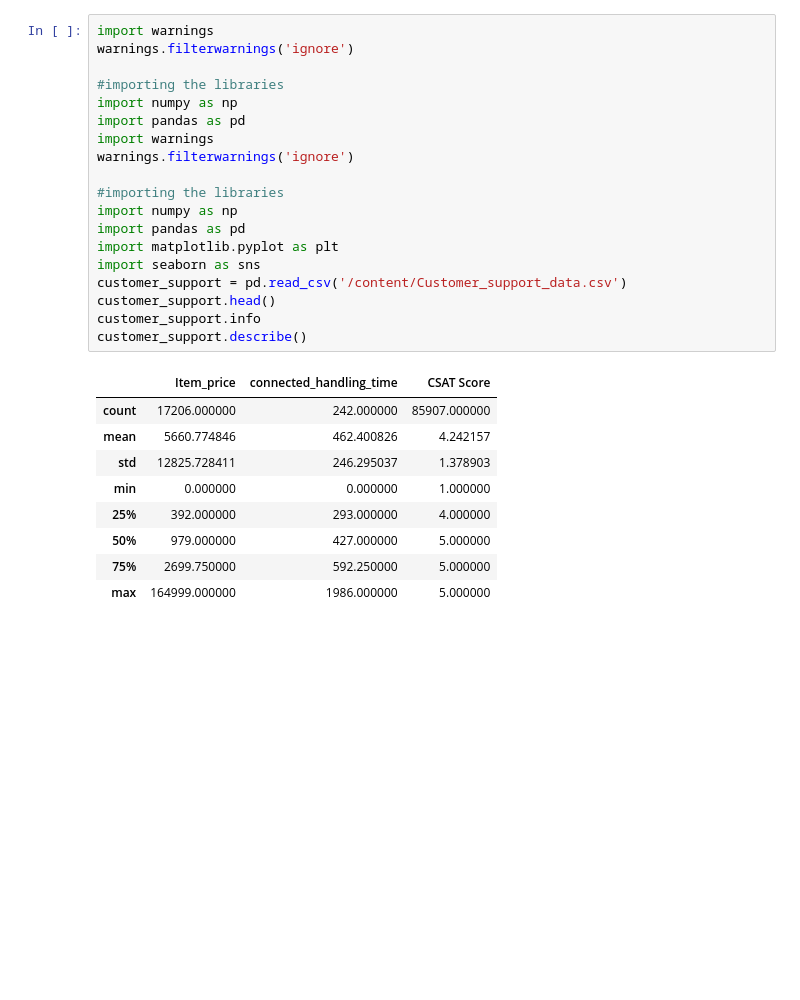
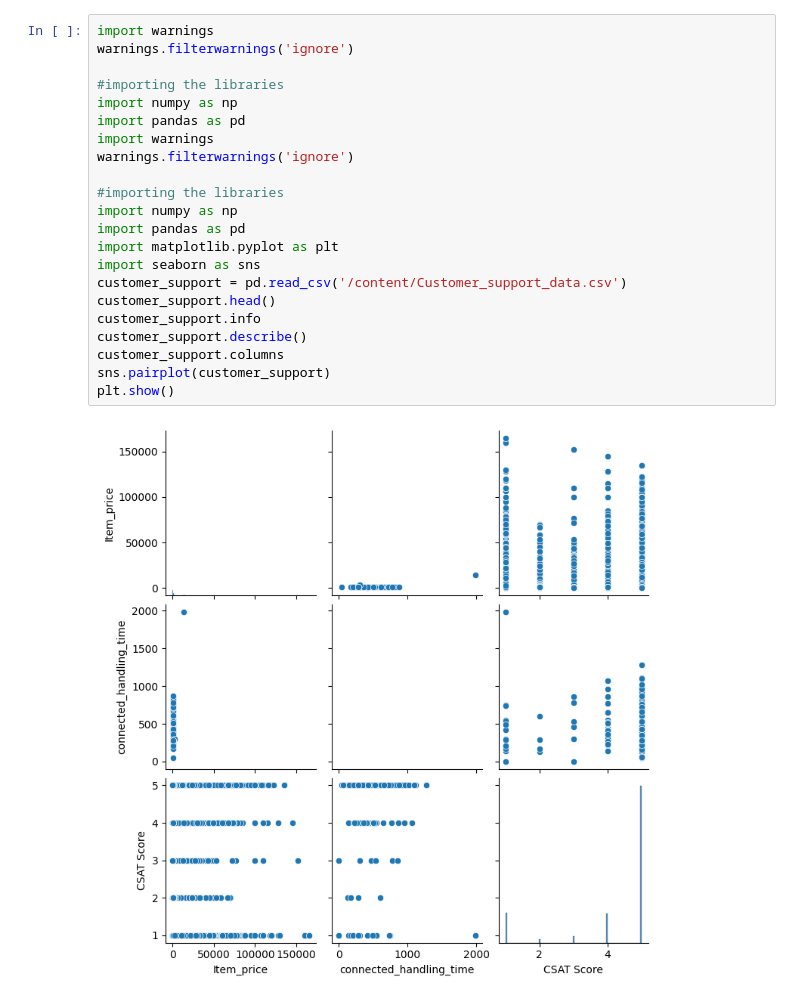
Before and after one commit to razan-wari/Gaza-Sky-Geeks, a Jupyter notebook: customer_support.ipynb, the cells around one changed output. Cells and saved outputs as stored; diff of their text form; blank space fills up the shorter version.

```diff
--- a/customer_support.ipynb
+++ b/customer_support.ipynb
@@ -3,29 +3,24 @@
 # %%
 import warnings
 warnings.filterwarnings('ignore')
 
 #importing the libraries
 import numpy as np
 import pandas as pd
 import warnings
 warnings.filterwarnings('ignore')
 
 #importing the libraries
 import numpy as np
 import pandas as pd
 import matplotlib.pyplot as plt
 import seaborn as sns
 customer_support = pd.read_csv('/content/Customer_support_data.csv')
 customer_support.head()
 customer_support.info
 customer_support.describe()
+customer_support.columns
+sns.pairplot(customer_support)
+plt.show()
 # %% [output]
-|  | Item_price | connected_handling_time | CSAT Score |
-| count | 17206.000000 | 242.000000 | 85907.000000 |
-| mean | 5660.774846 | 462.400826 | 4.242157 |
-| std | 12825.728411 | 246.295037 | 1.378903 |
-| min | 0.000000 | 0.000000 | 1.000000 |
-| 25% | 392.000000 | 293.000000 | 4.000000 |
-| 50% | 979.000000 | 427.000000 | 5.000000 |
-| 75% | 2699.750000 | 592.250000 | 5.000000 |
-| max | 164999.000000 | 1986.000000 | 5.000000 |
+[figure, added]
```
